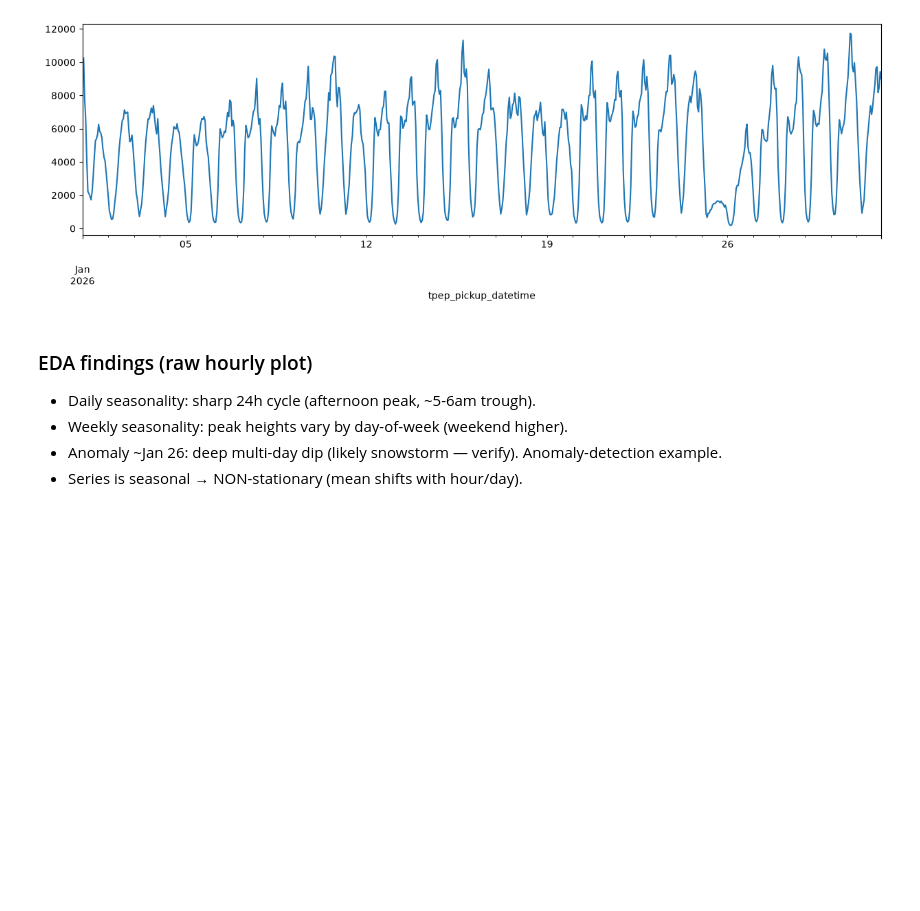
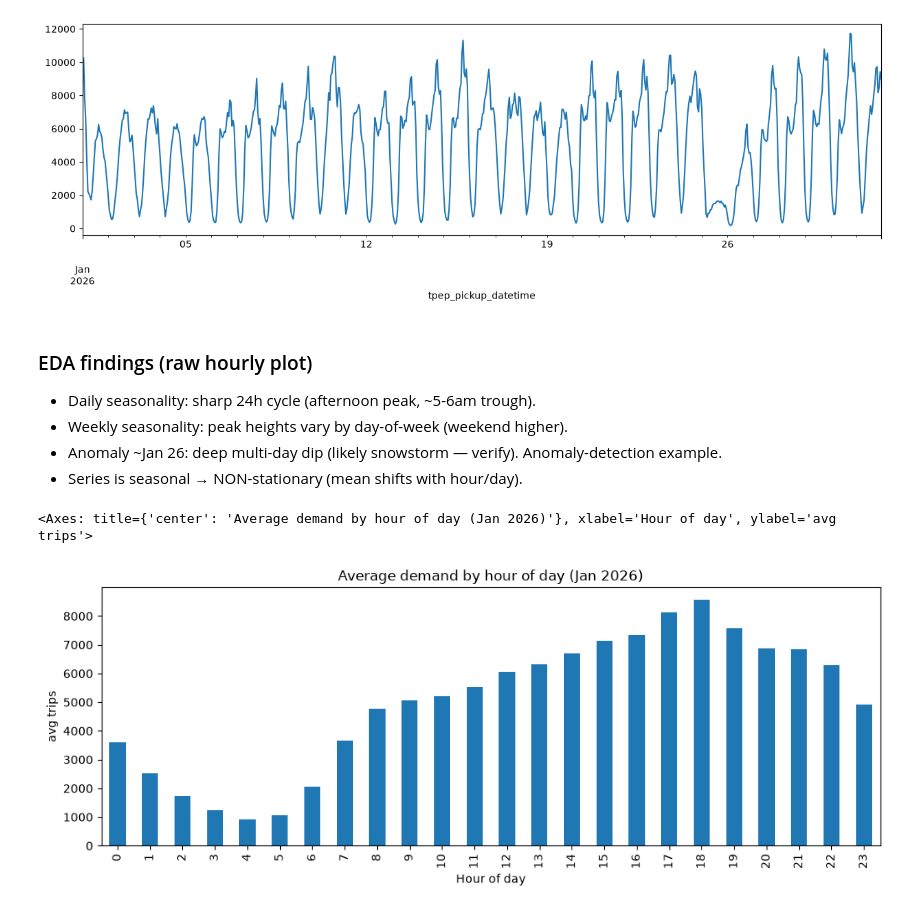
Before and after one commit to Omid16/demand-forecasting-service, a Jupyter notebook: notebooks/01_eda.ipynb, the cells around one changed output. Drawn from its saved outputs; the diff is of its cells as text; code cells hidden in the pictures; blank space fills up the shorter version.

```diff
--- a/notebooks/01_eda.ipynb
+++ b/notebooks/01_eda.ipynb
@@ -60,3 +60,14 @@ hourly.plot(figsize=(15, 4))
 - Weekly seasonality: peak heights vary by day-of-week (weekend higher).
 - Anomaly ~Jan 26: deep multi-day dip (likely snowstorm — verify). Anomaly-detection example.
 - Series is seasonal → NON-stationary (mean shifts with hour/day).
+# %%
+hourly_profile = hourly.groupby(hourly.index.hour).mean()
+hourly_profile.plot(kind='bar',
+                    figsize=(12, 4),
+                    xlabel='Hour of day',
+                    ylabel='avg trips',
+                    title='Average demand by hour of day (Jan 2026)'
+                    )
+# %% [output]
+<Axes: title={'center': 'Average demand by hour of day (Jan 2026)'}, xlabel='Hour of day', ylabel='avg trips'>
+[figure, added]
```
Also changed, not shown: parts of 3 cells of this notebook, 3 other files.
